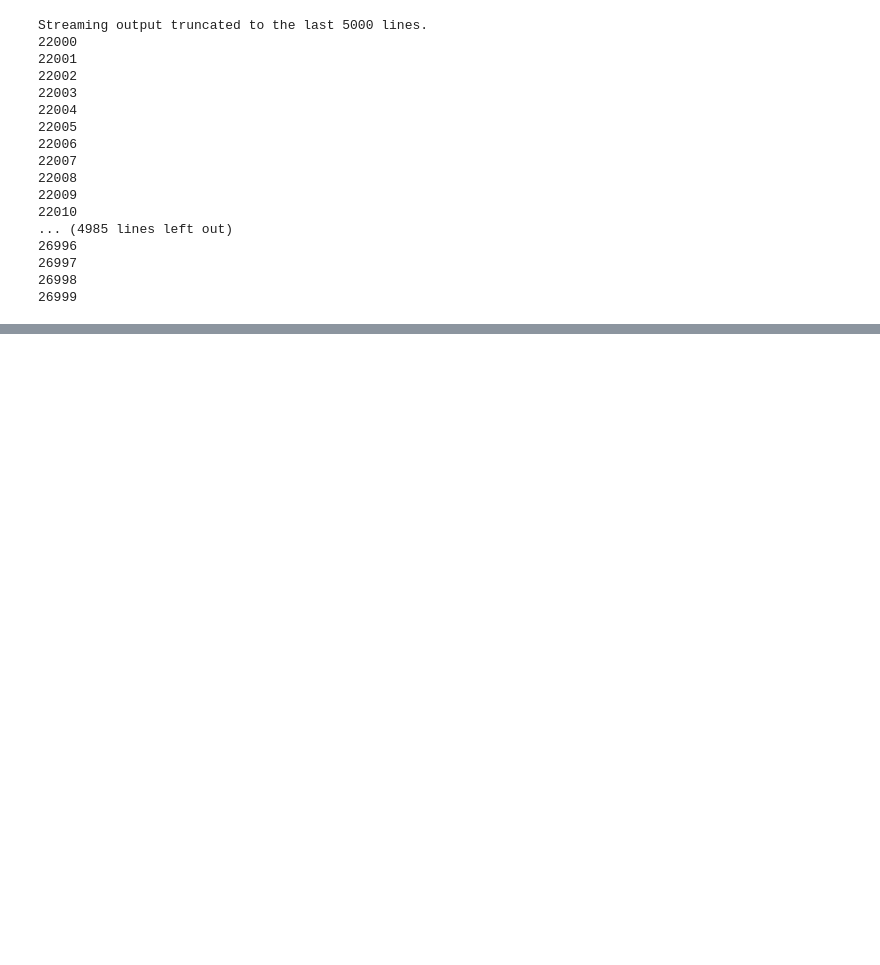
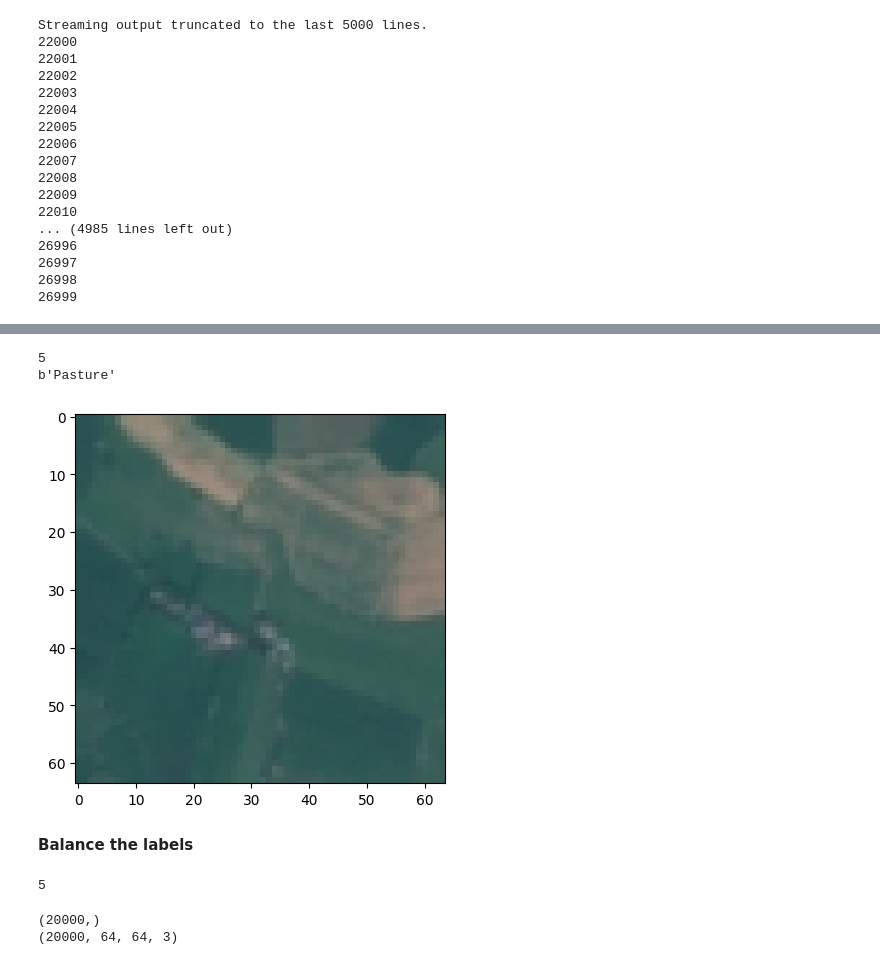
Before and after one commit to RekhaRani-0916/EuroSat, a Jupyter notebook: EuroSat.ipynb, the cells around one changed output, grey strips where cells are left out. Cells and saved outputs as stored; diff of their text form; code cells hidden in the pictures; blank space fills up the shorter version.

```diff
--- a/EuroSat.ipynb
+++ b/EuroSat.ipynb
@@ -106,3 +106,18 @@ Streaming output truncated to the last 5000 lines.
 26997
 26998
 26999
+# %%
+# Get labels in numpy array as strings
+labs = np.empty(len(txtfiles), dtype = 'S20')
+
+i = 0
+for label in txtfiles:
+  labs[i] = label.split('/')[1]
+  i += 1
+# %%
+# change them to integers in alphabetical order
+label_names, yLabels = np.unique(labs, return_inverse=True)
+
+label_Dict = dict(zip(np.unique(yLabels), label_names))
+print(label_Dict)
+np.array(np.unique(yLabels, return_counts=True)).T
@@ -108,0 +136,20 @@ Streaming output truncated to the last 5000 lines.
+# %%
+# test that the labels and images read in properly
+tmp = 18000
+img = XImages[tmp]
+
+print(yLabels[tmp])
+print(label_names[yLabels[tmp]])
+plt.imshow(img);
+# %% [output]
+5
+b'Pasture'
+[figure, added]
+# %% [markdown]
+**Balance the labels**
+# %%
+# find the smallest class
+smallest_class = np.argmin(np.bincount(yLabels))
+smallest_class
+# %% [output]
+5
@@ -108,0 +170,9 @@ Streaming output truncated to the last 5000 lines.
+# %%
+yBal = yLabels[indBal]
+XBal = XImages[indBal]
+
+print(yBal.shape)
+print(XBal.shape)
+# %% [output]
+(20000,)
+(20000, 64, 64, 3)
```
Also changed, not shown: parts of 29 cells of this notebook.
